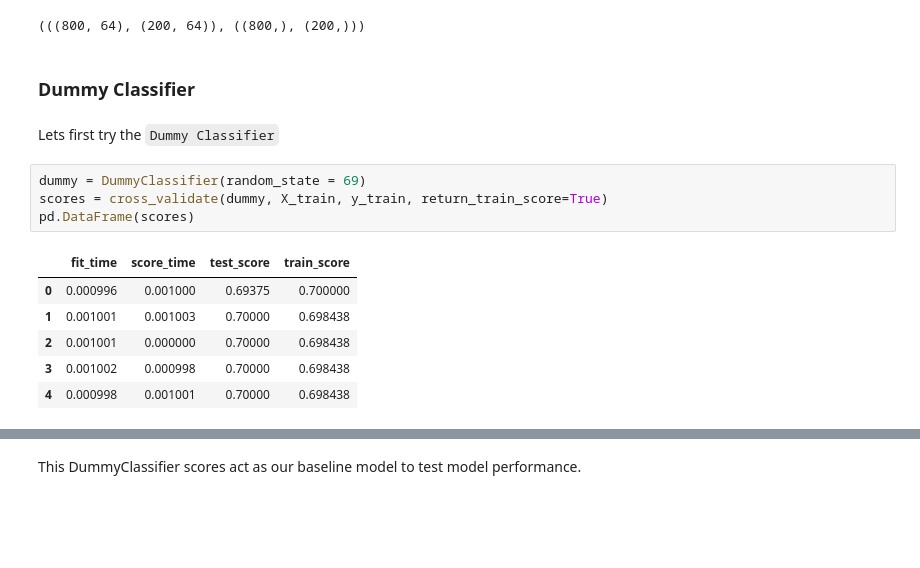
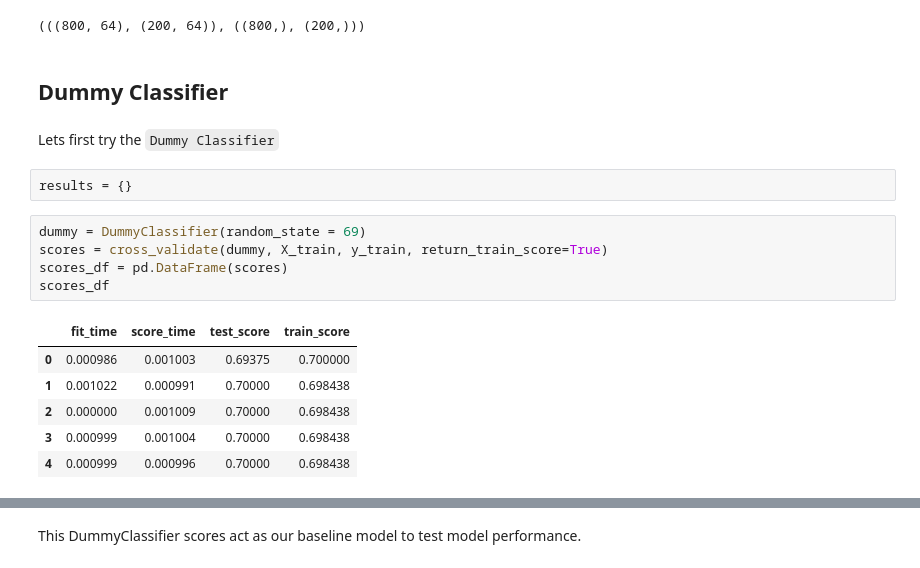
Before and after one commit to jjadeb/DSCI310_Group-12_Credit-Risk-Classification, a Jupyter notebook: model.ipynb, the cells around one changed output, grey strips where cells are left out. Saved outputs shown, nothing was run; the diff lists cells and outputs as text; blank space fills up the shorter version.

```diff
--- a/model.ipynb
+++ b/model.ipynb
@@ -192,17 +197,20 @@ X_train, X_test, y_train, y_test = train_test_split(X_transformed, y, test_size=
 # %% [output]
 (((800, 64), (200, 64)), ((800,), (200,)))
 # %% [markdown]
-### Dummy Classifier
+## Dummy Classifier
 # %% [markdown]
 Lets first try the `Dummy Classifier`
+# %%
+results = {}
 # %%
 dummy = DummyClassifier(random_state = 69)
 scores = cross_validate(dummy, X_train, y_train, return_train_score=True)
-pd.DataFrame(scores)
+scores_df = pd.DataFrame(scores)
+scores_df
 # %% [output]
 |  | fit_time | score_time | test_score | train_score |
-| 0 | 0.000996 | 0.001000 | 0.69375 | 0.700000 |
-| 1 | 0.001001 | 0.001003 | 0.70000 | 0.698438 |
-| 2 | 0.001001 | 0.000000 | 0.70000 | 0.698438 |
-| 3 | 0.001002 | 0.000998 | 0.70000 | 0.698438 |
-| 4 | 0.000998 | 0.001001 | 0.70000 | 0.698438 |
+| 0 | 0.000986 | 0.001003 | 0.69375 | 0.700000 |
+| 1 | 0.001022 | 0.000991 | 0.70000 | 0.698438 |
+| 2 | 0.000000 | 0.001009 | 0.70000 | 0.698438 |
+| 3 | 0.000999 | 0.001004 | 0.70000 | 0.698438 |
+| 4 | 0.000999 | 0.000996 | 0.70000 | 0.698438 |
```
Also changed, not shown: parts of 23 cells of this notebook, 1 other file.
